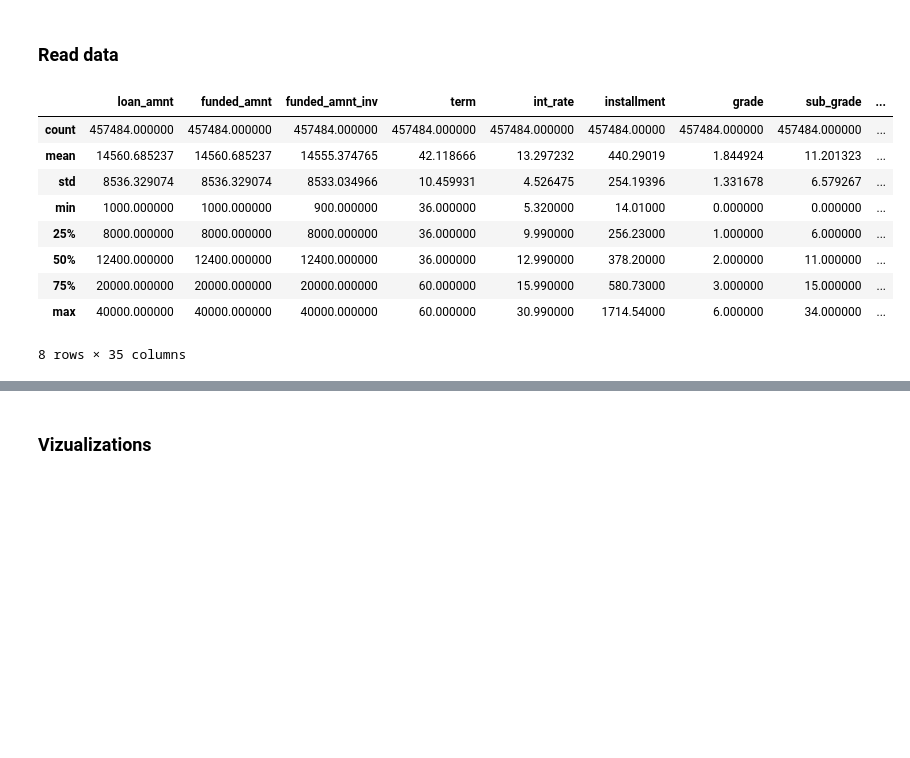
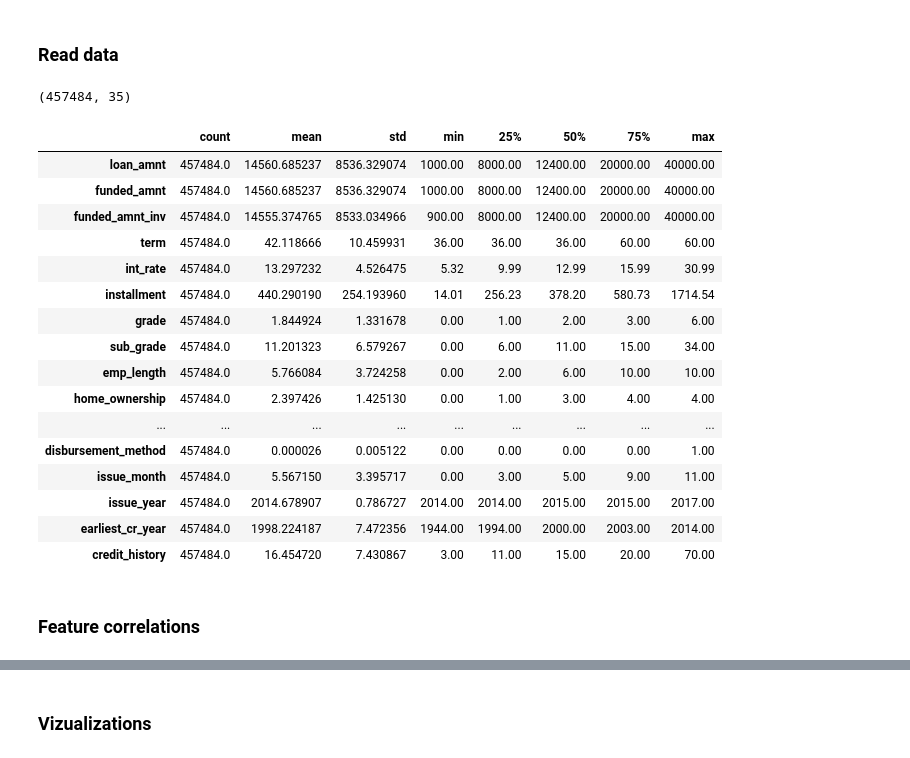
Before and after one commit to msahamed/lending_loan_prediction, a Jupyter notebook: eda.ipynb, the cells around one changed output, grey strips where cells are left out. Cells and saved outputs as stored; diff of their text form; code cells hidden in the pictures; blank space fills up the shorter version.

```diff
--- a/eda.ipynb
+++ b/eda.ipynb
@@ -16,17 +16,28 @@ from sklearn.metrics import accuracy_score, classification_report, confusion_mat
 ### Read data
 # %%
 df_selected = pd.read_csv('./data/df_selected.csv')
+# %%
+df_selected.shape
+# %% [output]
+(457484, 35)
 # %%
-df_selected.describe()
+df_selected.describe().T
 # %% [output]
-|  | loan_amnt | funded_amnt | funded_amnt_inv | term | int_rate | installment | grade | sub_grade | ... |
-| count | 457484.000000 | 457484.000000 | 457484.000000 | 457484.000000 | 457484.000000 | 457484.00000 | 457484.000000 | 457484.000000 | ... |
-| mean | 14560.685237 | 14560.685237 | 14555.374765 | 42.118666 | 13.297232 | 440.29019 | 1.844924 | 11.201323 | ... |
-| std | 8536.329074 | 8536.329074 | 8533.034966 | 10.459931 | 4.526475 | 254.19396 | 1.331678 | 6.579267 | ... |
-| min | 1000.000000 | 1000.000000 | 900.000000 | 36.000000 | 5.320000 | 14.01000 | 0.000000 | 0.000000 | ... |
-| 25% | 8000.000000 | 8000.000000 | 8000.000000 | 36.000000 | 9.990000 | 256.23000 | 1.000000 | 6.000000 | ... |
-| 50% | 12400.000000 | 12400.000000 | 12400.000000 | 36.000000 | 12.990000 | 378.20000 | 2.000000 | 11.000000 | ... |
-| 75% | 20000.000000 | 20000.000000 | 20000.000000 | 60.000000 | 15.990000 | 580.73000 | 3.000000 | 15.000000 | ... |
-| max | 40000.000000 | 40000.000000 | 40000.000000 | 60.000000 | 30.990000 | 1714.54000 | 6.000000 | 34.000000 | ... |
+|  | count | mean | std | min | 25% | 50% | 75% | max |
+| loan_amnt | 457484.0 | 14560.685237 | 8536.329074 | 1000.00 | 8000.00 | 12400.00 | 20000.00 | 40000.00 |
+| funded_amnt | 457484.0 | 14560.685237 | 8536.329074 | 1000.00 | 8000.00 | 12400.00 | 20000.00 | 40000.00 |
+| funded_amnt_inv | 457484.0 | 14555.374765 | 8533.034966 | 900.00 | 8000.00 | 12400.00 | 20000.00 | 40000.00 |
+| term | 457484.0 | 42.118666 | 10.459931 | 36.00 | 36.00 | 36.00 | 60.00 | 60.00 |
+| int_rate | 457484.0 | 13.297232 | 4.526475 | 5.32 | 9.99 | 12.99 | 15.99 | 30.99 |
+| installment | 457484.0 | 440.290190 | 254.193960 | 14.01 | 256.23 | 378.20 | 580.73 | 1714.54 |
+| grade | 457484.0 | 1.844924 | 1.331678 | 0.00 | 1.00 | 2.00 | 3.00 | 6.00 |
+| sub_grade | 457484.0 | 11.201323 | 6.579267 | 0.00 | 6.00 | 11.00 | 15.00 | 34.00 |
+| emp_length | 457484.0 | 5.766084 | 3.724258 | 0.00 | 2.00 | 6.00 | 10.00 | 10.00 |
+| home_ownership | 457484.0 | 2.397426 | 1.425130 | 0.00 | 1.00 | 3.00 | 4.00 | 4.00 |
+| ... | ... | ... | ... | ... | ... | ... | ... | ... |
+| disbursement_method | 457484.0 | 0.000026 | 0.005122 | 0.00 | 0.00 | 0.00 | 0.00 | 1.00 |
+| issue_month | 457484.0 | 5.567150 | 3.395717 | 0.00 | 3.00 | 5.00 | 9.00 | 11.00 |
+| issue_year | 457484.0 | 2014.678907 | 0.786727 | 2014.00 | 2014.00 | 2015.00 | 2015.00 | 2017.00 |
+| earliest_cr_year | 457484.0 | 1998.224187 | 7.472356 | 1944.00 | 1994.00 | 2000.00 | 2003.00 | 2014.00 |
+| credit_history | 457484.0 | 16.454720 | 7.430867 | 3.00 | 11.00 | 15.00 | 20.00 | 70.00 |
-8 rows × 35 columns
 # %%
@@ -64,3 +74,5 @@ def plot_feature(df, col_name, isContinuous):
     ax2.set_xlabel(col_name)
 
     plt.tight_layout()
+# %% [markdown]
+### Feature correlations
```
Also changed, not shown: parts of 53 cells of this notebook, 3 other files.
